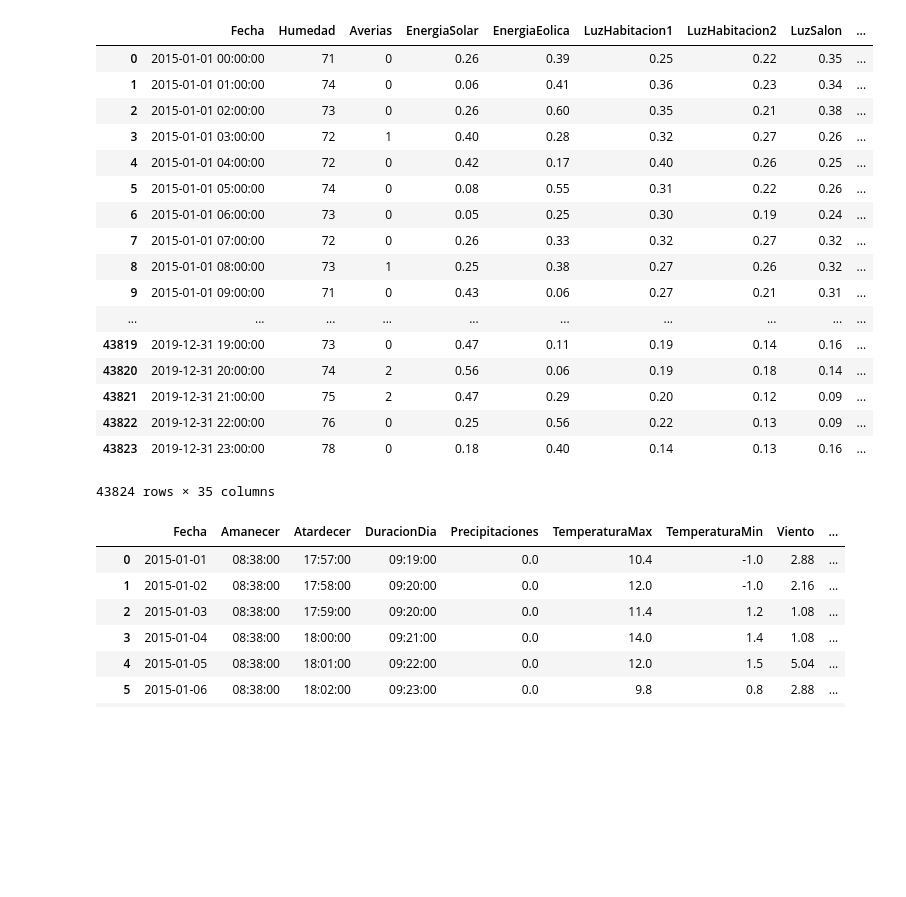
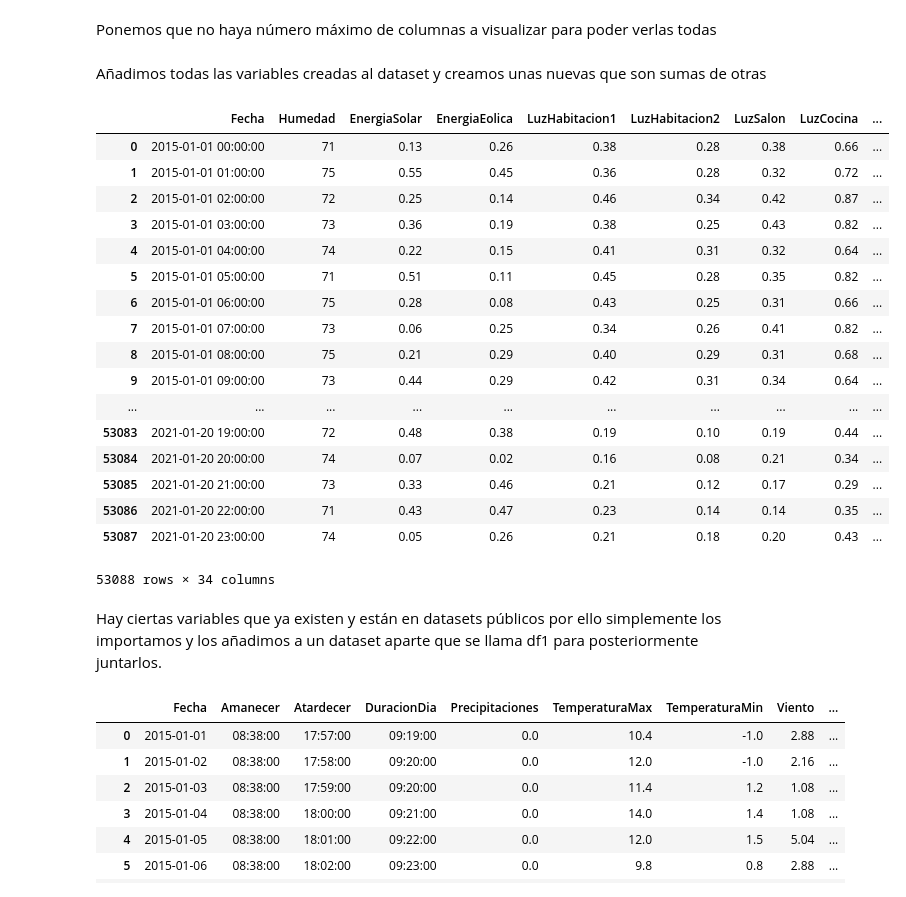
Before and after one commit to mariaabril/UEM-Analytics-G203, a Jupyter notebook: Datos Smart Home.ipynb, the cells around one changed output. Drawn from its saved outputs; the diff is of its cells as text; code cells hidden in the pictures; blank space fills up the shorter version.

```diff
--- a/Datos Smart Home.ipynb
+++ b/Datos Smart Home.ipynb
@@ -601,4 +34,0 @@ for i in range (0,43824):
-# %%
-eolienergy=[0]*43824
-for i in range (0,43824):
-     eolienergy[i]=(np.random.randint(low=0,high=62))/100
@@ -604,0 +589,23 @@ for i in range (0,43824):
+# %%
+aguaexterior=[0]*53088
+for i in range (0,8760):
+    num=np.random.choice([0,20,32])
+    aguaexterior[i]=num
+for i in range (8760,17544):
+    num=np.random.choice([0,18,30])
+    aguaexterior[i]=num
+for i in range (17544,26304):
+    num=np.random.choice([0,16,28])
+    aguaexterior[i]=num
+for i in range (26304,35064):
+    num=np.random.choice([0,14,26])
+    aguaexterior[i]=num
+for i in range (35064,43824):
+    num=np.random.choice([0,12,24])
+    aguaexterior[i]=num
+for i in range (43824,52608):
+    num=np.random.choice([0,10,22])
+    aguaexterior[i]=num
+for i in range (52608,53088):
+    num=np.random.choice([0,6,18])
+    aguaexterior[i]=num
@@ -605,12 +784,23 @@ for i in range (0,43824):
+# %%
+solarenergy=[0]*53088
+for i in range (0,53088):
+     solarenergy[i]=(np.random.randint(low=0,high=62))/100
+# %%
+eolienergy=[0]*53088
+for i in range (0,53088):
+     eolienergy[i]=(np.random.randint(low=0,high=62))/100
+# %% [markdown]
+Ponemos que no haya número máximo de columnas a visualizar para poder verlas todas
 # %%
 pd.set_option('max_columns', None)
+# %% [markdown]
+Añadimos todas las variables creadas al dataset y creamos unas nuevas que son sumas de otras
 # %%
 
 df['Humedad']=humedad
 
 
 
-df['Averias']=averias
 df['EnergiaSolar']=solarenergy
 df['EnergiaEolica']=eolienergy
 
@@ -641,51 +831,53 @@ df['ConsumoAguaBaño1']=df.apply(lambda row: row['ConsumoAguaDucha1'] +
                                        row['ConsumoAguaWC1']
                                       + row['ConsumoAguaLavabo1'],axis=1)
 df['ConsumoAguaBaño2']=df.apply(lambda row: row['ConsumoAguaDucha2'] +
                                        row['ConsumoAguaWC2']
                                       + row['ConsumoAguaLavabo2'],axis=1)
 df['ConsumoAguaCocina']=df.apply(lambda row: row['ConsumoAguaLavadora'] +
                                        row['ConsumoAguaLavavajillas']
                                       + row['ConsumoAguaFregadero'],axis=1)
 df['GastoAguaTotal']=df.apply(lambda row: row['ConsumoAguaBaño1'] + row['ConsumoAguaBaño2']
                                       + row['ConsumoAguaCocina'],axis=1)
 
 df['ConsumoVitroceramica']=vitro
 df['ConsumoFrigorifico']=frigo
 df['ConsumoLavadora']=lavadora
 df['ConsumoHorno']=horno
 df['ConsumoTelevision']=tele
 df['ConsumoMicroondas']=micro
 df['ConsumoLavavajillas']=lavavajillas
 df['GastoLuzTotal'] = df.apply(lambda row: row['LuzHabitacion1'] + row['LuzHabitacion2']
                                       + row['LuzSalon']+ row['LuzCocina']+ row['LuzBaño1']
                                       + row['LuzBaño2']
                                       + row['LuzDespacho']+ row['LuzExterior']
                                       + row['ConsumoVitroceramica']
                                       + row['ConsumoFrigorifico']+ row['ConsumoLavadora']
                                       + row['ConsumoHorno']
                                       + row['ConsumoTelevision']+ row['ConsumoMicroondas']
                                       + row['ConsumoLavavajillas']
                                       , axis=1)
 df
 # %% [output]
-|  | Fecha | Humedad | Averias | EnergiaSolar | EnergiaEolica | LuzHabitacion1 | LuzHabitacion2 | LuzSalon | ... |
-| 0 | 2015-01-01 00:00:00 | 71 | 0 | 0.26 | 0.39 | 0.25 | 0.22 | 0.35 | ... |
-| 1 | 2015-01-01 01:00:00 | 74 | 0 | 0.06 | 0.41 | 0.36 | 0.23 | 0.34 | ... |
-| 2 | 2015-01-01 02:00:00 | 73 | 0 | 0.26 | 0.60 | 0.35 | 0.21 | 0.38 | ... |
-| 3 | 2015-01-01 03:00:00 | 72 | 1 | 0.40 | 0.28 | 0.32 | 0.27 | 0.26 | ... |
-| 4 | 2015-01-01 04:00:00 | 72 | 0 | 0.42 | 0.17 | 0.40 | 0.26 | 0.25 | ... |
-| 5 | 2015-01-01 05:00:00 | 74 | 0 | 0.08 | 0.55 | 0.31 | 0.22 | 0.26 | ... |
-| 6 | 2015-01-01 06:00:00 | 73 | 0 | 0.05 | 0.25 | 0.30 | 0.19 | 0.24 | ... |
-| 7 | 2015-01-01 07:00:00 | 72 | 0 | 0.26 | 0.33 | 0.32 | 0.27 | 0.32 | ... |
-| 8 | 2015-01-01 08:00:00 | 73 | 1 | 0.25 | 0.38 | 0.27 | 0.26 | 0.32 | ... |
-| 9 | 2015-01-01 09:00:00 | 71 | 0 | 0.43 | 0.06 | 0.27 | 0.21 | 0.31 | ... |
+|  | Fecha | Humedad | EnergiaSolar | EnergiaEolica | LuzHabitacion1 | LuzHabitacion2 | LuzSalon | LuzCocina | ... |
+| 0 | 2015-01-01 00:00:00 | 71 | 0.13 | 0.26 | 0.38 | 0.28 | 0.38 | 0.66 | ... |
+| 1 | 2015-01-01 01:00:00 | 75 | 0.55 | 0.45 | 0.36 | 0.28 | 0.32 | 0.72 | ... |
+| 2 | 2015-01-01 02:00:00 | 72 | 0.25 | 0.14 | 0.46 | 0.34 | 0.42 | 0.87 | ... |
+| 3 | 2015-01-01 03:00:00 | 73 | 0.36 | 0.19 | 0.38 | 0.25 | 0.43 | 0.82 | ... |
+| 4 | 2015-01-01 04:00:00 | 74 | 0.22 | 0.15 | 0.41 | 0.31 | 0.32 | 0.64 | ... |
+| 5 | 2015-01-01 05:00:00 | 71 | 0.51 | 0.11 | 0.45 | 0.28 | 0.35 | 0.82 | ... |
+| 6 | 2015-01-01 06:00:00 | 75 | 0.28 | 0.08 | 0.43 | 0.25 | 0.31 | 0.66 | ... |
+| 7 | 2015-01-01 07:00:00 | 73 | 0.06 | 0.25 | 0.34 | 0.26 | 0.41 | 0.82 | ... |
+| 8 | 2015-01-01 08:00:00 | 75 | 0.21 | 0.29 | 0.40 | 0.29 | 0.31 | 0.68 | ... |
+| 9 | 2015-01-01 09:00:00 | 73 | 0.44 | 0.29 | 0.42 | 0.31 | 0.34 | 0.64 | ... |
 | ... | ... | ... | ... | ... | ... | ... | ... | ... | ... |
-| 43819 | 2019-12-31 19:00:00 | 73 | 0 | 0.47 | 0.11 | 0.19 | 0.14 | 0.16 | ... |
-| 43820 | 2019-12-31 20:00:00 | 74 | 2 | 0.56 | 0.06 | 0.19 | 0.18 | 0.14 | ... |
-| 43821 | 2019-12-31 21:00:00 | 75 | 2 | 0.47 | 0.29 | 0.20 | 0.12 | 0.09 | ... |
-| 43822 | 2019-12-31 22:00:00 | 76 | 0 | 0.25 | 0.56 | 0.22 | 0.13 | 0.09 | ... |
-| 43823 | 2019-12-31 23:00:00 | 78 | 0 | 0.18 | 0.40 | 0.14 | 0.13 | 0.16 | ... |
+| 53083 | 2021-01-20 19:00:00 | 72 | 0.48 | 0.38 | 0.19 | 0.10 | 0.19 | 0.44 | ... |
+| 53084 | 2021-01-20 20:00:00 | 74 | 0.07 | 0.02 | 0.16 | 0.08 | 0.21 | 0.34 | ... |
+| 53085 | 2021-01-20 21:00:00 | 73 | 0.33 | 0.46 | 0.21 | 0.12 | 0.17 | 0.29 | ... |
+| 53086 | 2021-01-20 22:00:00 | 71 | 0.43 | 0.47 | 0.23 | 0.14 | 0.14 | 0.35 | ... |
+| 53087 | 2021-01-20 23:00:00 | 74 | 0.05 | 0.26 | 0.21 | 0.18 | 0.20 | 0.43 | ... |
-43824 rows × 35 columns
+53088 rows × 34 columns
+# %% [markdown]
+Hay ciertas variables que ya existen y están en datasets públicos por ello simplemente los importamos y los añadimos a un dataset aparte que se llama df1 para posteriormente juntarlos.
 # %%
 amanatar=pd.read_excel('/Users/kwickynadal/Downloads/aman y atar.xlsx')
 # %%
```
Also changed, not shown: parts of 162 cells of this notebook, 1 other file.
